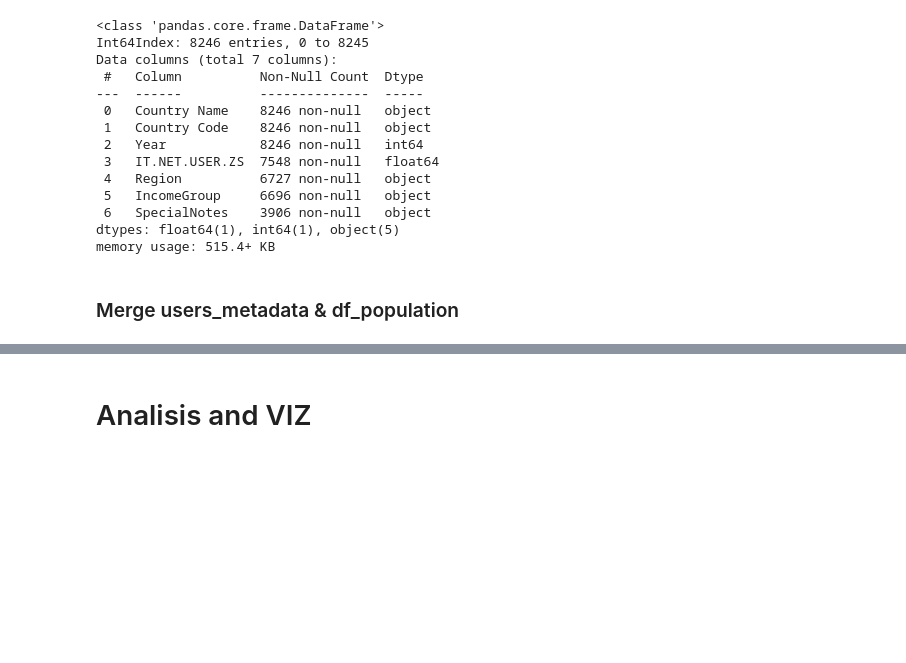
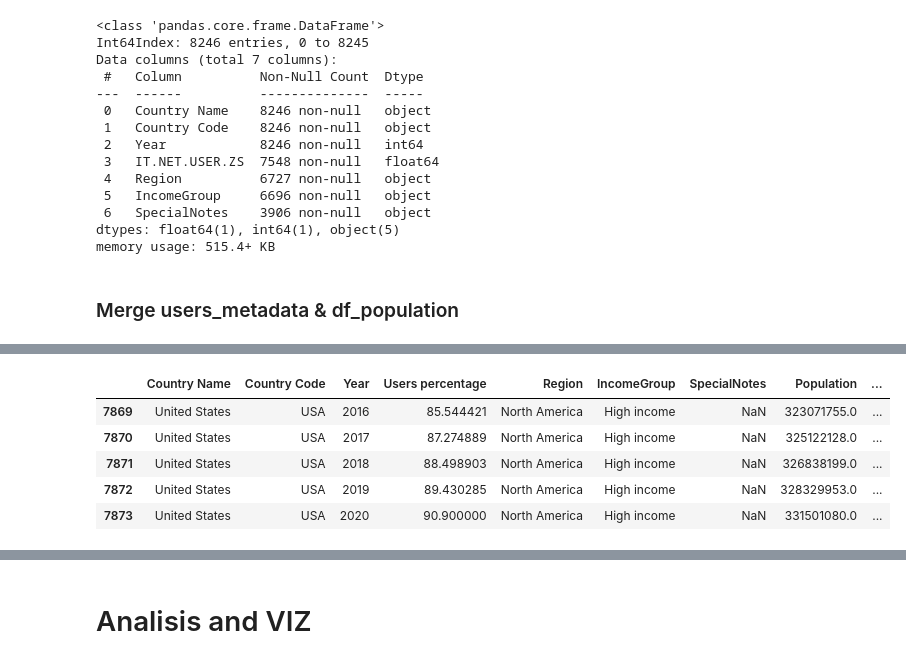
Before and after one commit to celeste-daleo/global-internet-accessibility, a Jupyter notebook: exploration_internet.ipynb, the cells around one changed output, grey strips where cells are left out. Saved outputs shown, nothing was run; the diff lists cells and outputs as text; code cells hidden in the pictures; blank space fills up the shorter version.

Commit message:
Integrated population info

```diff
--- a/exploration_internet.ipynb
+++ b/exploration_internet.ipynb
@@ -290,3 +262,12 @@ df_users
+# %%
+df_users[df_users['Country Code'] == 'USA'].tail()
+# %% [output]
+|  | Country Name | Country Code | Year | Users percentage | Region | IncomeGroup | SpecialNotes | Population | ... |
+| 7869 | United States | USA | 2016 | 85.544421 | North America | High income | NaN | 323071755.0 | ... |
+| 7870 | United States | USA | 2017 | 87.274889 | North America | High income | NaN | 325122128.0 | ... |
+| 7871 | United States | USA | 2018 | 88.498903 | North America | High income | NaN | 326838199.0 | ... |
+| 7872 | United States | USA | 2019 | 89.430285 | North America | High income | NaN | 328329953.0 | ... |
+| 7873 | United States | USA | 2020 | 90.900000 | North America | High income | NaN | 331501080.0 | ... |
 # %%
 df_users.info()
 # %% [output]
```
Also changed, not shown: parts of 7 cells of this notebook, 1 other file.
